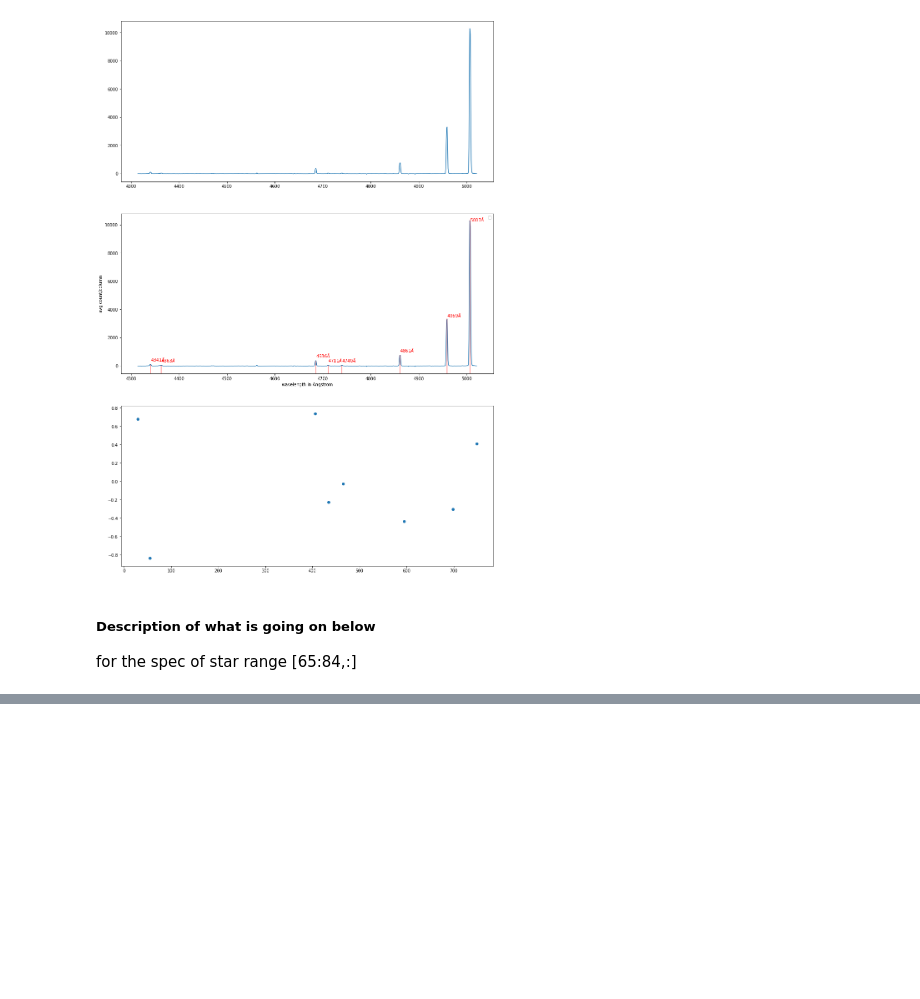
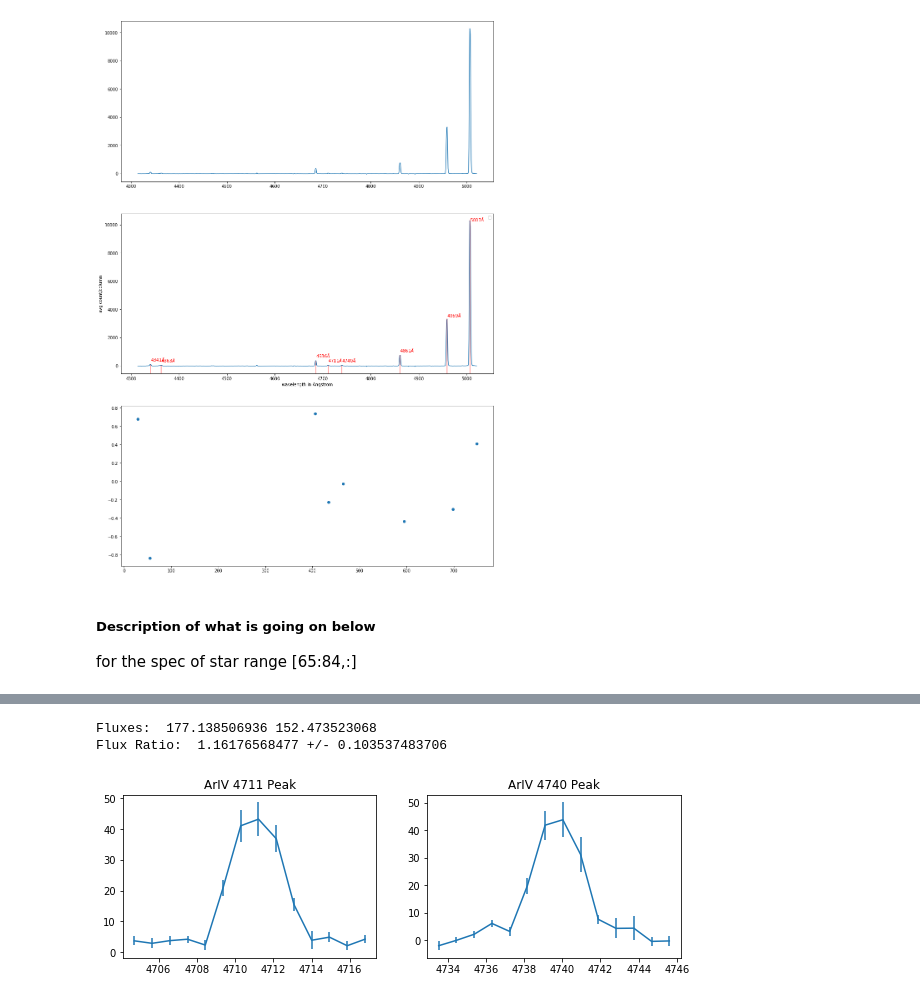
Before and after one commit to NMiklave/ast443-nyc, a Jupyter notebook: lab2/notebook/lab2_analysis.ipynb, the cells around one changed output, grey strips where cells are left out. Drawn from its saved outputs; the diff is of its cells as text; code cells hidden in the pictures; blank space fills up the shorter version.

```diff
--- a/lab2/notebook/lab2_analysis.ipynb
+++ b/lab2/notebook/lab2_analysis.ipynb
@@ -471,0 +546,34 @@ OIII5007        7453.743184318479
+# %%
+# ArIV Line ratio, integrating around peaks
+fig, axs = plt.subplots(1, 2, figsize=(10, 3))
+
+axs[0].errorbar(*np.array([[exp_wl[x], neb_fluxcali[x]] for x in range(434-7, 434+7)]).T,
+                yerr=[sig_neb_fluxcali[x] for x in range(434-7, 434+7)])   # Plot area around peak to
+axs[0].set_title('ArIV 4711 Peak')                                         # eye the integration range
+ArIV_4711 = 0
+ArIV_4711_sig = 0
+for i in range(434-7, 434+7):  # For range around peak, Numerical (trapezoidal) integration
+    ArIV_4711 += (exp_wl[i+1]-exp_wl[i])*(neb_fluxcali[i]+neb_fluxcali[i+1])/2
+    ArIV_4711_sig += sig_neb_fluxcali[i]
+ArIV_4711_sig /= np.sqrt(14)
+
+axs[1].errorbar(*np.array([[exp_wl[x], neb_fluxcali[x]] for x in range(465-7, 465+7)]).T,
+                yerr=[sig_neb_fluxcali[x] for x in range(465-7, 465+7)])
+axs[1].set_title('ArIV 4740 Peak')
+ArIV_4740 = 0
+ArIV_4740_sig = 0
+for i in range(465-7, 465+7):
+    ArIV_4740 += (exp_wl[i+1]-exp_wl[i])*(neb_fluxcali[i]+neb_fluxcali[i+1])/2
+    ArIV_4740_sig += sig_neb_fluxcali[i]
+ArIV_4740_sig /= np.sqrt(14)
+
+
+print('Fluxes: ', ArIV_4711, ArIV_4740)
+ArIV_ratio = ArIV_4711/ArIV_4740
+ArIV_ratio_sig=ArIV_ratio*np.sqrt((ArIV_4711_sig/ArIV_4711)**2 +
+                                  (ArIV_4740_sig/ArIV_4740)**2 )
+print('Flux Ratio: ', ArIV_ratio, '+/-', ArIV_ratio_sig)
+# %% [output]
+Fluxes:  177.138506936 152.473523068
+Flux Ratio:  1.16176568477 +/- 0.103537483706
+[figure, added]
```
Also changed, not shown: parts of 12 cells of this notebook, 1 other file.
